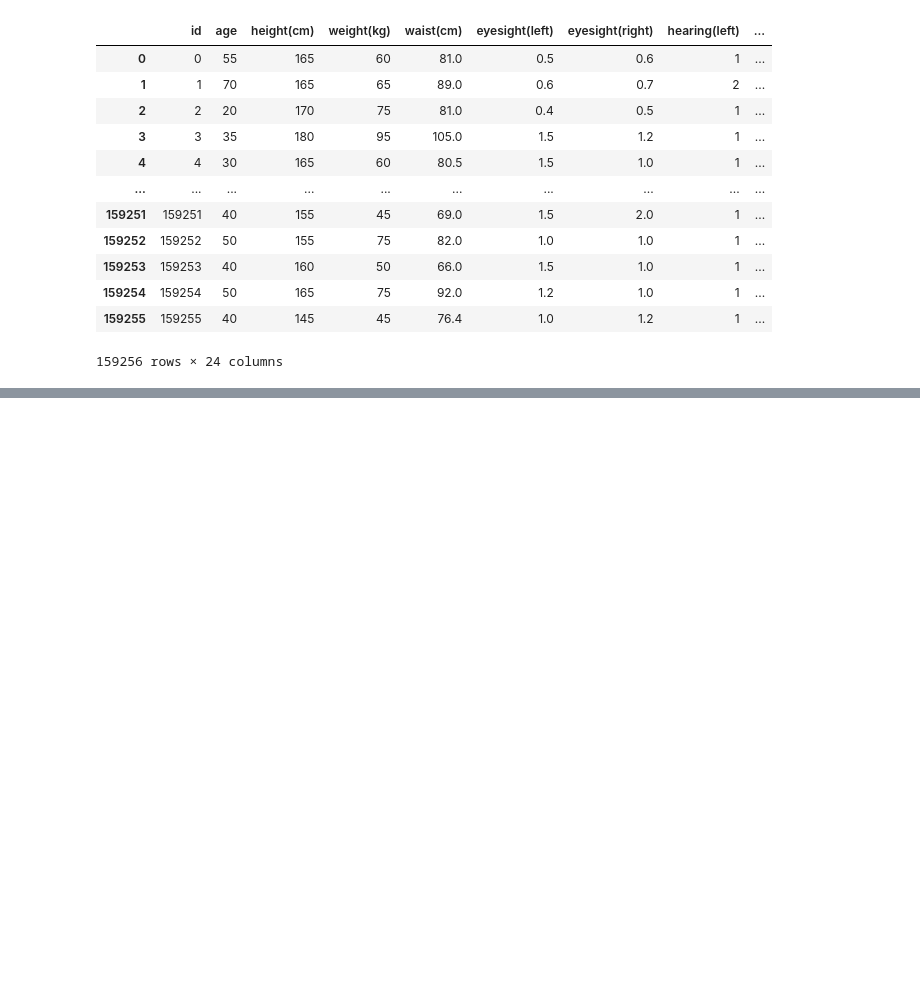
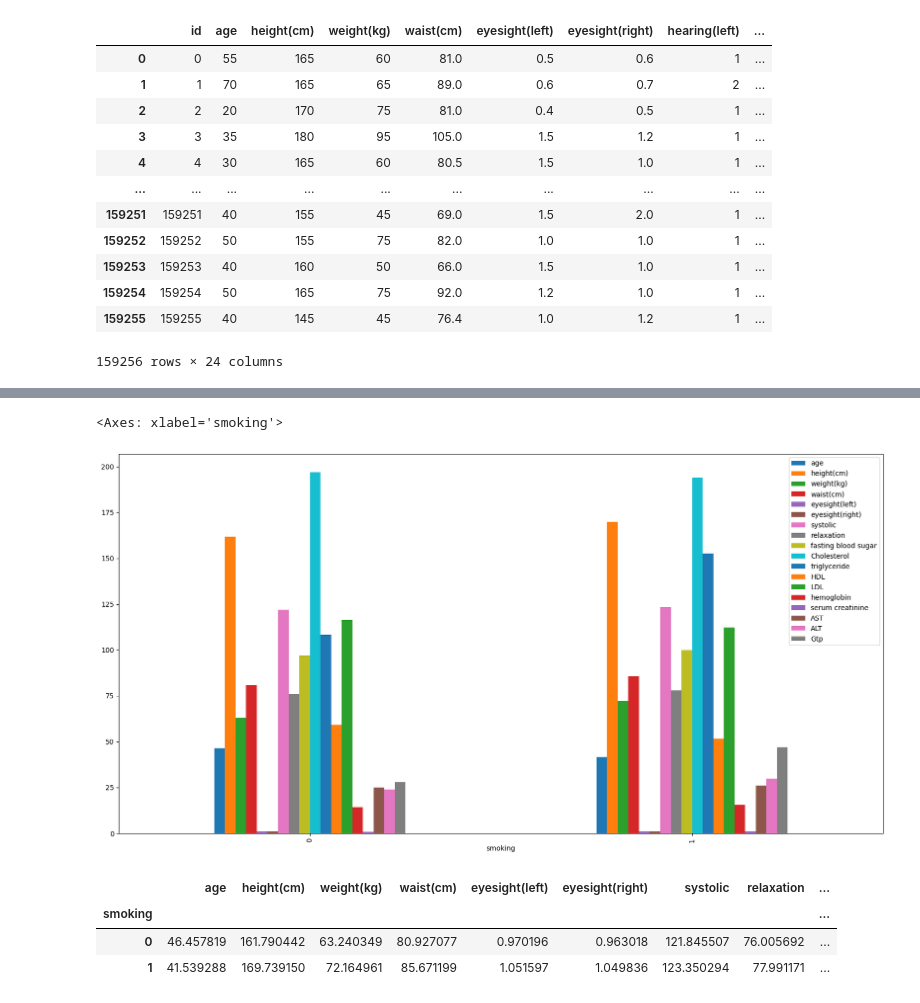
Before and after one commit to Tahker-w-tadmeer/intro_to_ml, a Jupyter notebook: ass3/data_analyist.ipynb, the cells around one changed output, grey strips where cells are left out. Saved outputs shown, nothing was run; the diff lists cells and outputs as text; code cells hidden in the pictures; blank space fills up the shorter version.

```diff
--- a/ass3/data_analyist.ipynb
+++ b/ass3/data_analyist.ipynb
@@ -81,0 +105,12 @@ for column in categ_feature:
+# %%
+df.groupby(by="smoking").agg('mean')[['age','height(cm)','weight(kg)','waist(cm)','eyesight(left)','eyesight(right)','systolic','relaxation','fasting blood sugar','Cholesterol','triglyceride','HDL','LDL','hemoglobin','serum creatinine','AST','ALT','Gtp']].plot(kind='bar',figsize=(20,10))
+# %% [output]
+<Axes: xlabel='smoking'>
+[figure, added]
+# %%
+df.groupby(by="smoking").agg('mean')[['age','height(cm)','weight(kg)','waist(cm)','eyesight(left)','eyesight(right)','systolic','relaxation','fasting blood sugar','Cholesterol','triglyceride','HDL','LDL','hemoglobin','serum creatinine','AST','ALT','Gtp']]
+# %% [output]
+|  | age | height(cm) | weight(kg) | waist(cm) | eyesight(left) | eyesight(right) | systolic | relaxation | ... |
+| smoking |  |  |  |  |  |  |  |  | ... |
+| 0 | 46.457819 | 161.790442 | 63.240349 | 80.927077 | 0.970196 | 0.963018 | 121.845507 | 76.005692 | ... |
+| 1 | 41.539288 | 169.739150 | 72.164961 | 85.671199 | 1.051597 | 1.049836 | 123.350294 | 77.991171 | ... |
```
Also changed, not shown: parts of 4 cells of this notebook, 3 other files.
